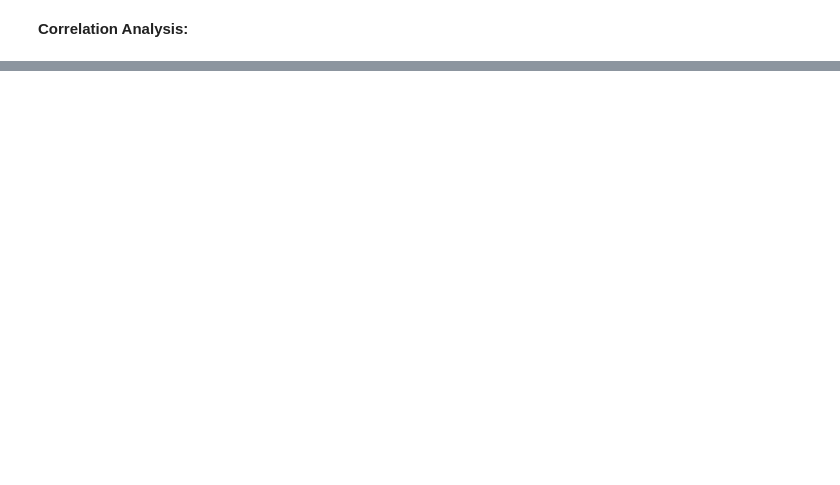
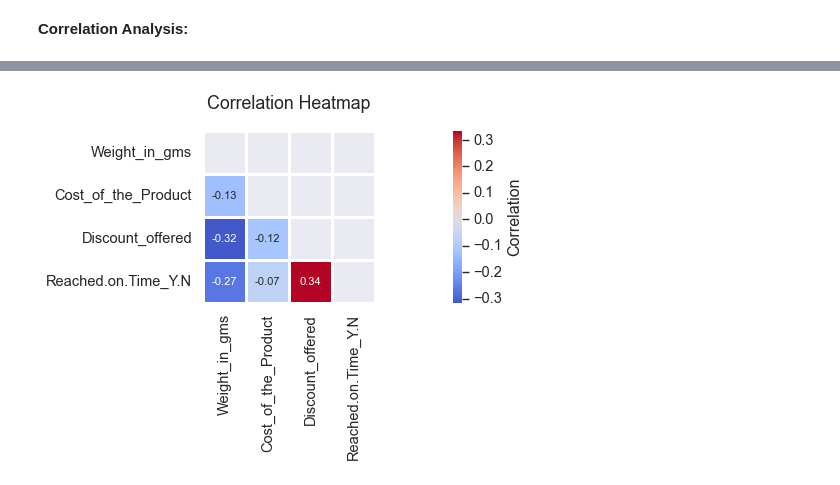
Before and after one commit to rajesh-coventry/Projects, a Jupyter notebook: 02_Data_Visuallization/05_E-Commerce_Shipping/01_delivery_performance_optimization.ipynb, the cells around one changed output, grey strips where cells are left out. Saved outputs shown, nothing was run; the diff lists cells and outputs as text; code cells hidden in the pictures; blank space fills up the shorter version.

```diff
--- a/02_Data_Visuallization/05_E-Commerce_Shipping/01_delivery_performance_optimization.ipynb
+++ b/02_Data_Visuallization/05_E-Commerce_Shipping/01_delivery_performance_optimization.ipynb
@@ -1011,0 +1028,3 @@ We collect sufficient evidences to reject Null-Hypothesis. So, Shipment weights
+# %%
+b= data[["Product_importance", "Weight_in_gms", "Cost_of_the_Product", "Discount_offered", "Reached.on.Time_Y.N"]]
+b.head(3)
@@ -1011,0 +1036,3 @@ We collect sufficient evidences to reject Null-Hypothesis. So, Shipment weights
+# %%
+co= b.select_dtypes(include= ["int32", "int64", "float32", "float64"]).corr(method= "spearman")
+co
@@ -1011,0 +1045,17 @@ We collect sufficient evidences to reject Null-Hypothesis. So, Shipment weights
+# %%
+plt.figure(figsize=(20, 5))
+sns.set_theme(style="dark", font_scale=1.2)
+sns.heatmap(data=co,
+            annot=True,
+            fmt='.2f',
+            cmap='coolwarm',
+            center=0,
+            square=True,
+            linewidths=1,
+            cbar_kws={'label': 'Correlation'},
+            annot_kws={'size': 10},
+            mask=np.triu(np.ones_like(co, dtype=bool)))
+plt.title('Correlation Heatmap', pad=20, fontsize=16)
+plt.tight_layout()
+# %% [output]
+[figure, added]
```
Also changed, not shown: parts of 14 cells of this notebook.
